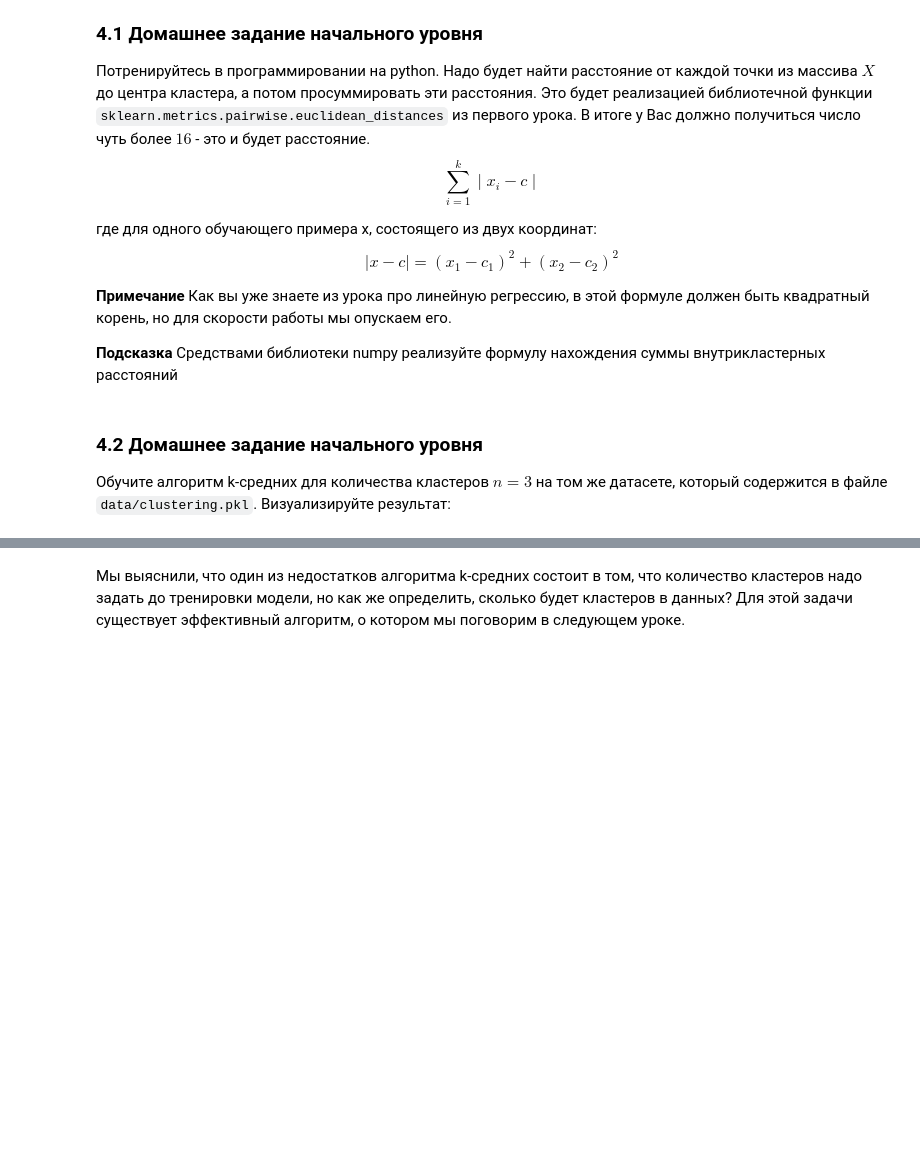
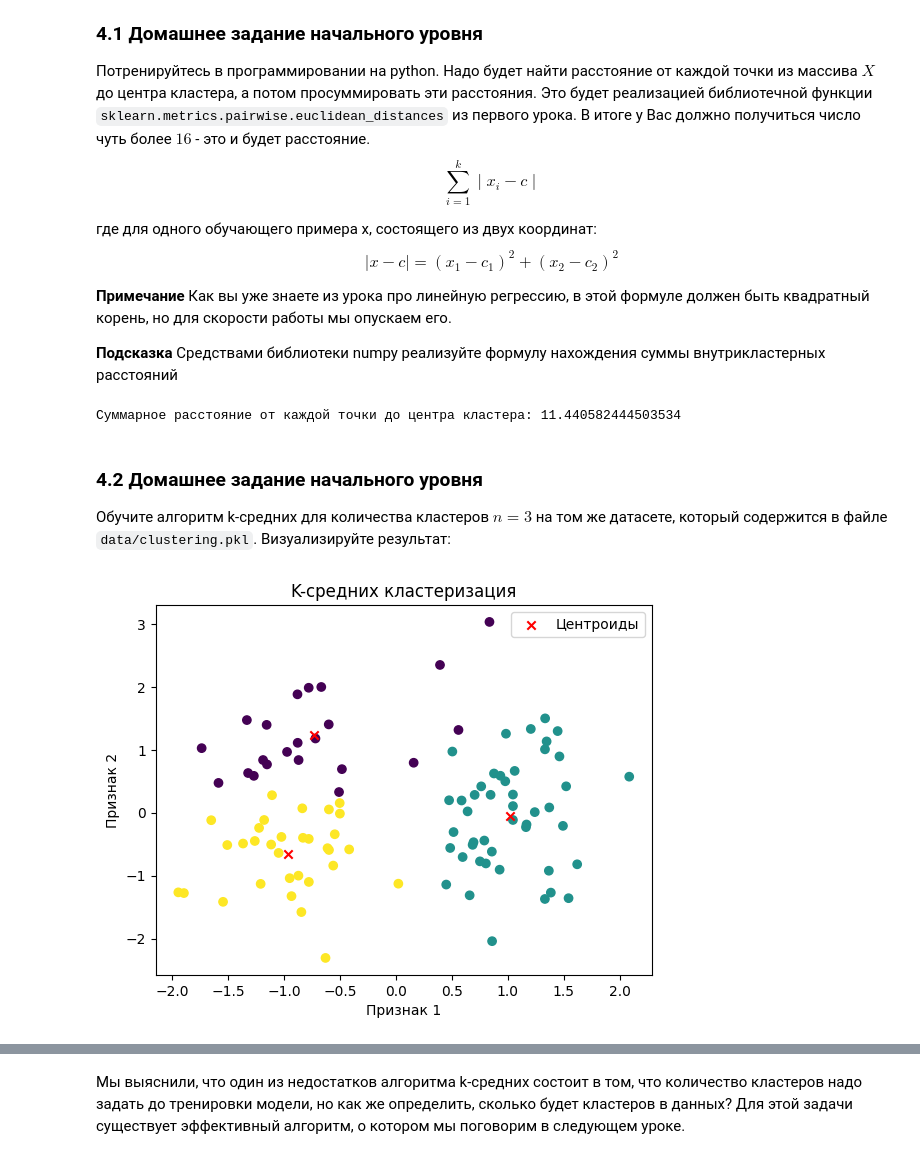
Before and after one commit to Andre-1970/Machine_learning_classical_algorithms_Sem4, a Jupyter notebook: 7_Homework_8_4.ipynb, the cells around one changed output, grey strips where cells are left out. Saved outputs shown, nothing was run; the diff lists cells and outputs as text; code cells hidden in the pictures; blank space fills up the shorter version.

Commit message:
Кластеризация

```diff
--- a/7_Homework_8_4.ipynb
+++ b/7_Homework_8_4.ipynb
@@ -22,21 +22,33 @@ $$
 import numpy as np
 
 clust = np.array([
- [-0.5972191612445694, -0.5919098916910581],
- [-1.5838020751869848, 0.4743393635868491],
- [-1.892642118066139, -1.2770390481464395],
- [-1.021761443519372, -0.38446059106320013],
- [-0.628271339507516, -2.308149346281125],
- [-0.7180915776856387, 1.1805550909358404],
- [-1.543143767548152, -1.4163791359687334],
- [0.022103701018375554, -1.1279478858865397],
- [-0.7776518874305778, -0.4157532453316538],
- [-1.2073577296008344, -1.1308523658604184]
+    [-0.5972191612445694, -0.5919098916910581],
+    [-1.5838020751869848, 0.4743393635868491],
+    [-1.892642118066139, -1.2770390481464395],
+    [-1.021761443519372, -0.38446059106320013],
+    [-0.628271339507516, -2.308149346281125],
+    [-0.7180915776856387, 1.1805550909358404],
+    [-1.543143767548152, -1.4163791359687334],
+    [0.022103701018375554, -1.1279478858865397],
+    [-0.7776518874305778, -0.4157532453316538],
+    [-1.2073577296008344, -1.1308523658604184]
 ])
 
 centroid = np.array([-0.9774245525274352, -0.032635425821084516])
 
-# -- ВАШ КОД ТУТ --
+
+def euclidean_distance(a, b):
+    return np.sqrt(np.sum((a - b) ** 2))
+
+
+total_distance = 0
+
+for point in clust:
+    total_distance += euclidean_distance(point, centroid)
+
+print(f"Суммарное расстояние от каждой точки до центра кластера: {total_distance}")
+# %% [output]
+Суммарное расстояние от каждой точки до центра кластера: 11.440582444503534
 # %% [markdown]
 ### 4.2 Домашнее задание начального уровня
 
@@ -46,3 +56,28 @@ centroid = np.array([-0.9774245525274352, -0.032635425821084516])
+# %%
+import numpy as np
+import pickle
+import matplotlib.pyplot as plt
+from sklearn.cluster import KMeans
+
+with open('data/clustering.pkl', 'rb') as f:
+    file_data = pickle.load(f)
+
+data = file_data['X']
+
+# Обучение алгоритма k-средних
+n_clusters = 3
+kmeans = KMeans(n_clusters=n_clusters)
+kmeans.fit(data)
+
+plt.scatter(data[:, 0], data[:, 1], c=kmeans.labels_, cmap='viridis')
+plt.scatter(kmeans.cluster_centers_[:, 0], kmeans.cluster_centers_[:, 1], c='red', marker='x', label='Центроиды')
+plt.title('K-средних кластеризация')
+plt.xlabel('Признак 1')
+plt.ylabel('Признак 2')
+plt.legend()
+plt.show()
+# %% [output]
+[figure, added]
 # %% [markdown]
 ### 4.3 Домашнее задание высокого уровня
 
```
Also changed, not shown: parts of 3 cells of this notebook, 6 other files.
